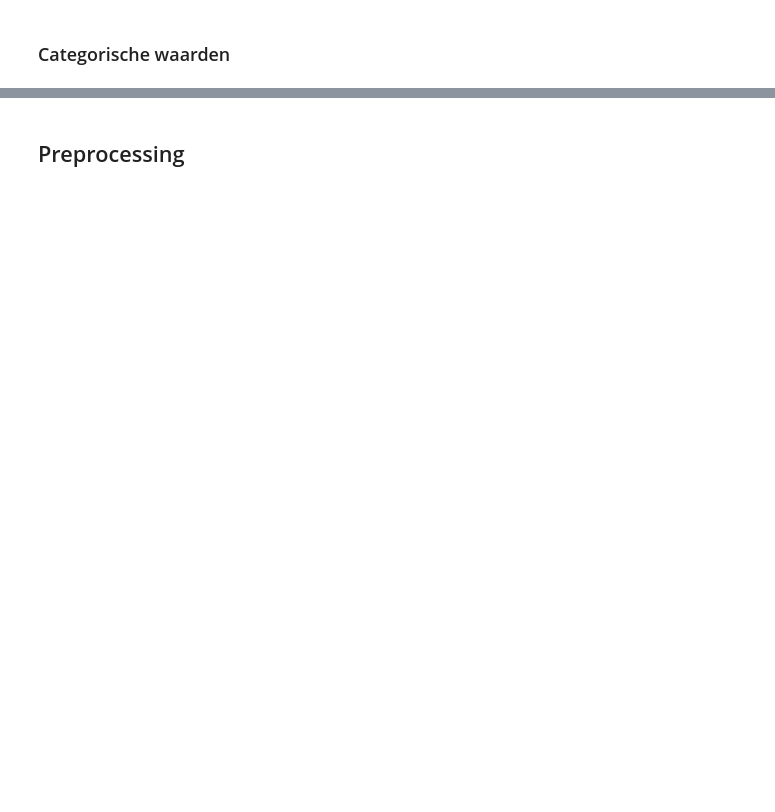
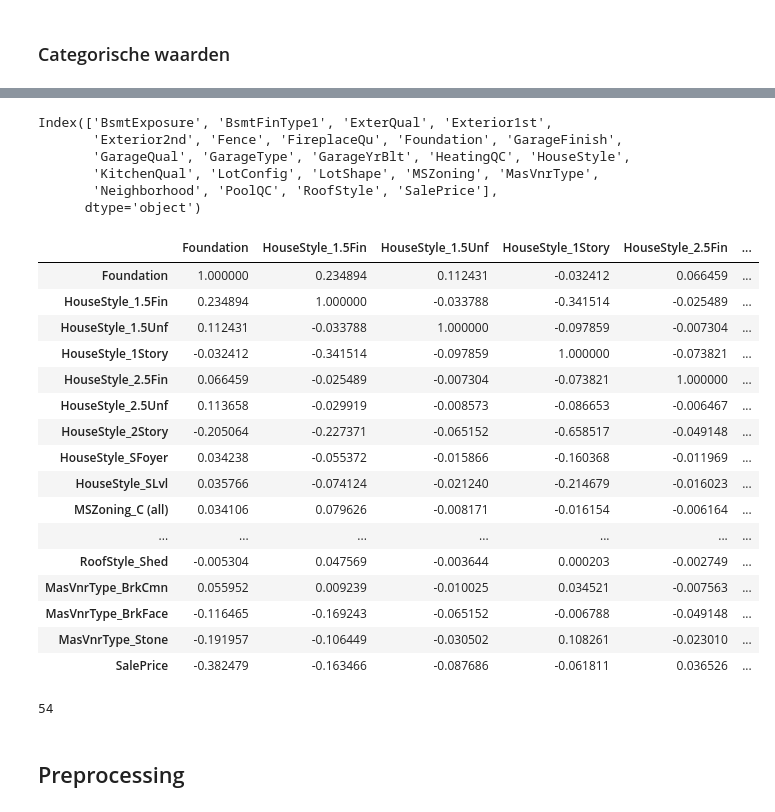
Before and after one commit to geoduin/HousePricePredictor, a Jupyter notebook: data_science_challenge.ipynb, the cells around one changed output, grey strips where cells are left out. Saved outputs shown, nothing was run; the diff lists cells and outputs as text; code cells hidden in the pictures; blank space fills up the shorter version.

```diff
--- a/data_science_challenge.ipynb
+++ b/data_science_challenge.ipynb
@@ -321,0 +323,39 @@ print(categorical_data)
+# %%
+from sklearn.preprocessing import OneHotEncoder
+
+def get_one_hot_encoding(data: DataFrame):
+    return pd.get_dummies(data=data, dtype="float")
+# %%
+categorical_data.columns
+# %% [output]
+Index(['BsmtExposure', 'BsmtFinType1', 'ExterQual', 'Exterior1st',
+       'Exterior2nd', 'Fence', 'FireplaceQu', 'Foundation', 'GarageFinish',
+       'GarageQual', 'GarageType', 'GarageYrBlt', 'HeatingQC', 'HouseStyle',
+       'KitchenQual', 'LotConfig', 'LotShape', 'MSZoning', 'MasVnrType',
+       'Neighborhood', 'PoolQC', 'RoofStyle', 'SalePrice'],
+      dtype='object')
+# %%
+one_hot_data = categorical_data[["HouseStyle", "Foundation", "MSZoning", "LotConfig", "Neighborhood", "RoofStyle", "MasVnrType"]]
+# %%
+result = get_one_hot_encoding(one_hot_data)
+
+result = result.join(train_data["SalePrice"])
+result.corr().style.background_gradient(cmap="coolwarm")
+# %% [output]
+|  | Foundation | HouseStyle_1.5Fin | HouseStyle_1.5Unf | HouseStyle_1Story | HouseStyle_2.5Fin | ... |
+| Foundation | 1.000000 | 0.234894 | 0.112431 | -0.032412 | 0.066459 | ... |
+| HouseStyle_1.5Fin | 0.234894 | 1.000000 | -0.033788 | -0.341514 | -0.025489 | ... |
+| HouseStyle_1.5Unf | 0.112431 | -0.033788 | 1.000000 | -0.097859 | -0.007304 | ... |
+| HouseStyle_1Story | -0.032412 | -0.341514 | -0.097859 | 1.000000 | -0.073821 | ... |
+| HouseStyle_2.5Fin | 0.066459 | -0.025489 | -0.007304 | -0.073821 | 1.000000 | ... |
+| HouseStyle_2.5Unf | 0.113658 | -0.029919 | -0.008573 | -0.086653 | -0.006467 | ... |
+| HouseStyle_2Story | -0.205064 | -0.227371 | -0.065152 | -0.658517 | -0.049148 | ... |
+| HouseStyle_SFoyer | 0.034238 | -0.055372 | -0.015866 | -0.160368 | -0.011969 | ... |
+| HouseStyle_SLvl | 0.035766 | -0.074124 | -0.021240 | -0.214679 | -0.016023 | ... |
+| MSZoning_C (all) | 0.034106 | 0.079626 | -0.008171 | -0.016154 | -0.006164 | ... |
+| ... | ... | ... | ... | ... | ... | ... |
+| RoofStyle_Shed | -0.005304 | 0.047569 | -0.003644 | 0.000203 | -0.002749 | ... |
+| MasVnrType_BrkCmn | 0.055952 | 0.009239 | -0.010025 | 0.034521 | -0.007563 | ... |
+| MasVnrType_BrkFace | -0.116465 | -0.169243 | -0.065152 | -0.006788 | -0.049148 | ... |
+| MasVnrType_Stone | -0.191957 | -0.106449 | -0.030502 | 0.108261 | -0.023010 | ... |
+| SalePrice | -0.382479 | -0.163466 | -0.087686 | -0.061811 | 0.036526 | ... |
@@ -322,2 +364,6 @@ print(categorical_data)
+# %%
+len(result.columns)
+# %% [output]
+54
 # %% [markdown]
 ## Preprocessing
```
Also changed, not shown: parts of 6 cells of this notebook.
